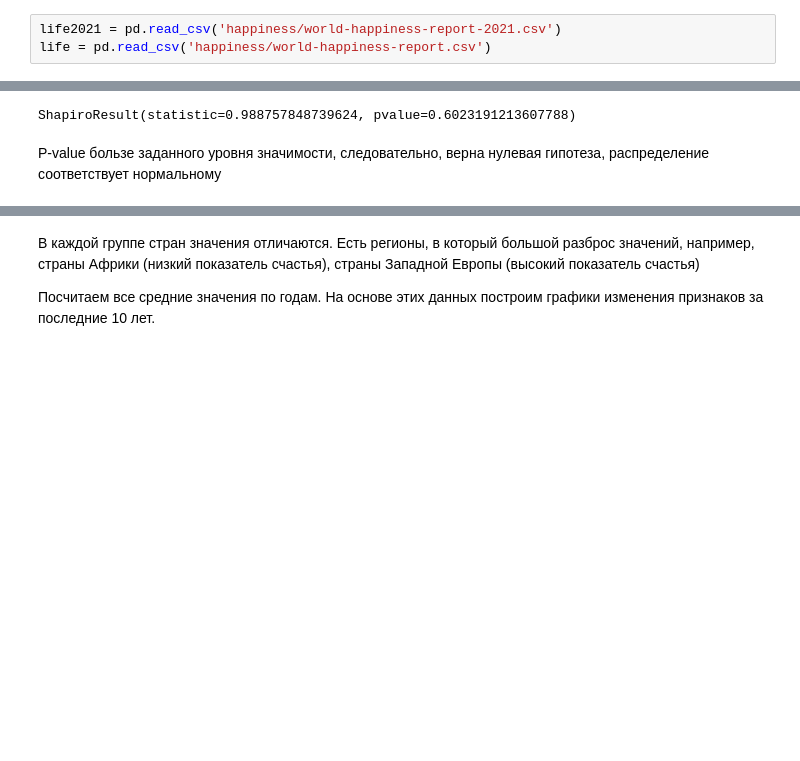
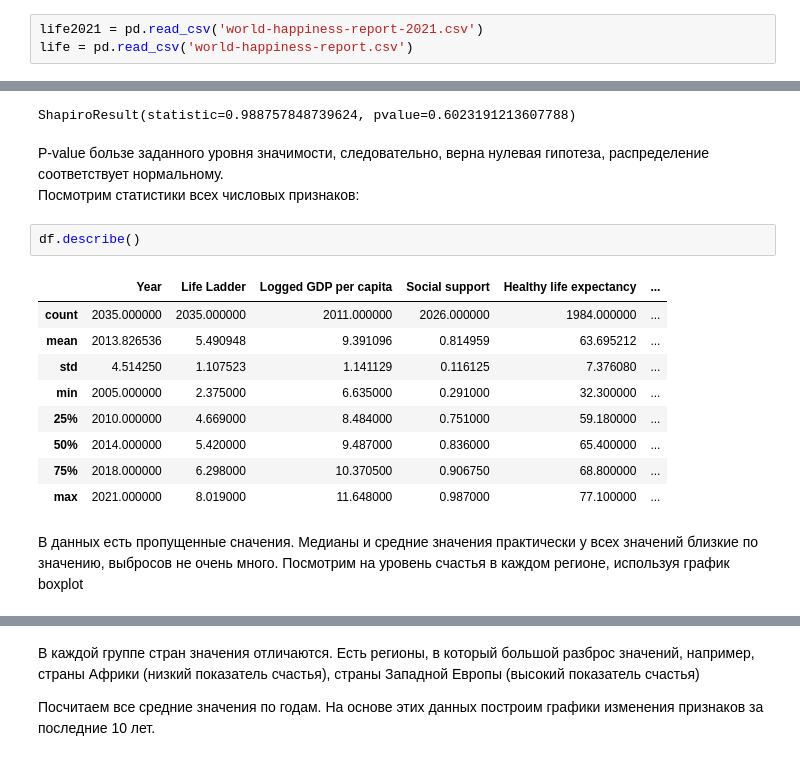
Before and after one commit to kate-ds/Probability_theory_and_statistics, a Jupyter notebook: World_Happiness_Report/World_Happiness_Report.ipynb, the cells around one changed output, grey strips where cells are left out. Saved outputs shown, nothing was run; the diff lists cells and outputs as text; blank space fills up the shorter version.

Commit message:
Add describe

```diff
--- a/World_Happiness_Report/World_Happiness_Report.ipynb
+++ b/World_Happiness_Report/World_Happiness_Report.ipynb
@@ -25,8 +25,8 @@ warnings.filterwarnings('ignore')
 %matplotlib inline
 %config InlineBackend.figure_format = 'svg'
 # %%
-life2021 = pd.read_csv('happiness/world-happiness-report-2021.csv')
-life = pd.read_csv('happiness/world-happiness-report.csv')
+life2021 = pd.read_csv('world-happiness-report-2021.csv')
+life = pd.read_csv('world-happiness-report.csv')
 # %% [markdown]
 ### Подготовка данных
 
@@ -175,6 +175,21 @@ shapiro(world_2020['Life Ladder'])
 # %% [output]
 ShapiroResult(statistic=0.988757848739624, pvalue=0.6023191213607788)
 # %% [markdown]
-P-value бользе заданного уровня значимости, следовательно, верна нулевая гипотеза, распределение соответствует нормальному
+P-value бользе заданного уровня значимости, следовательно, верна нулевая гипотеза, распределение соответствует нормальному.
+Посмотрим статистики всех числовых признаков:
+# %%
+df.describe()
+# %% [output]
+|  | Year | Life Ladder | Logged GDP per capita | Social support | Healthy life expectancy | ... |
+| count | 2035.000000 | 2035.000000 | 2011.000000 | 2026.000000 | 1984.000000 | ... |
+| mean | 2013.826536 | 5.490948 | 9.391096 | 0.814959 | 63.695212 | ... |
+| std | 4.514250 | 1.107523 | 1.141129 | 0.116125 | 7.376080 | ... |
+| min | 2005.000000 | 2.375000 | 6.635000 | 0.291000 | 32.300000 | ... |
+| 25% | 2010.000000 | 4.669000 | 8.484000 | 0.751000 | 59.180000 | ... |
+| 50% | 2014.000000 | 5.420000 | 9.487000 | 0.836000 | 65.400000 | ... |
+| 75% | 2018.000000 | 6.298000 | 10.370500 | 0.906750 | 68.800000 | ... |
+| max | 2021.000000 | 8.019000 | 11.648000 | 0.987000 | 77.100000 | ... |
+# %% [markdown]
+В данных есть пропущенные сначения. Медианы и средние значения практически у всех значений близкие по значению, выбросов не очень много. Посмотрим на уровень счаcтья в каждом регионе, используя график boxplot
 # %%
 plt.figure(figsize = (10, 7))
```
Also changed, not shown: parts of 2 cells of this notebook.
